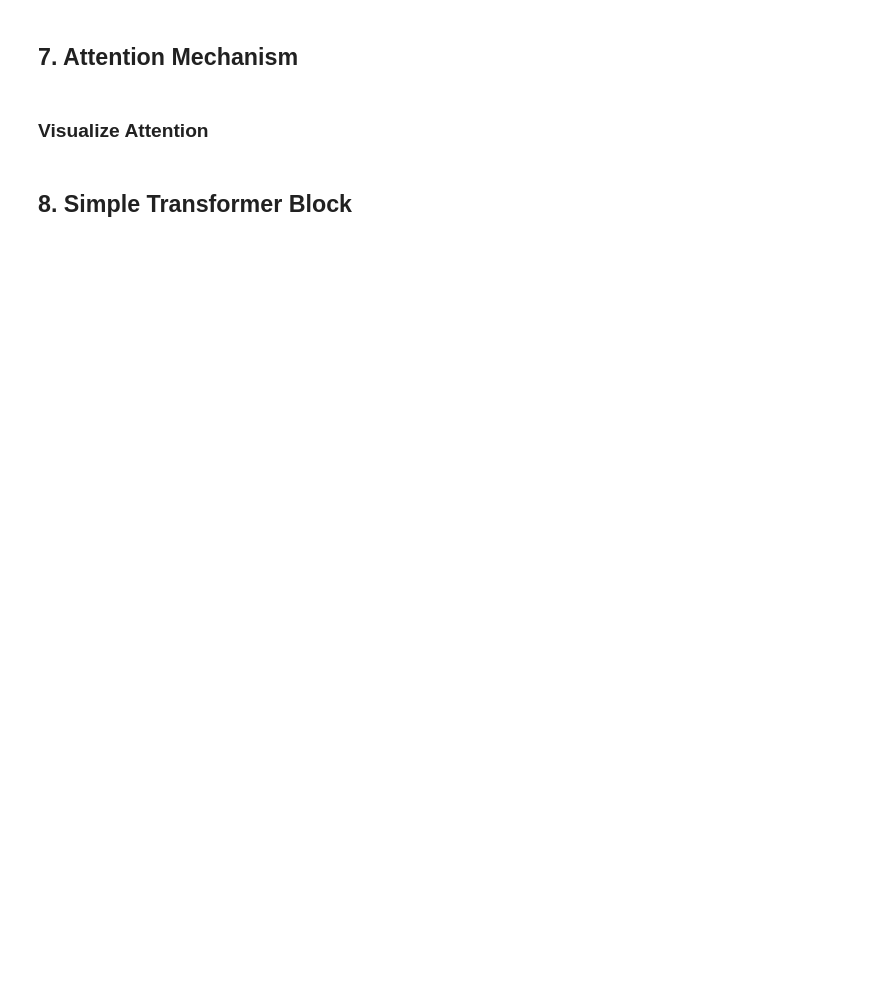
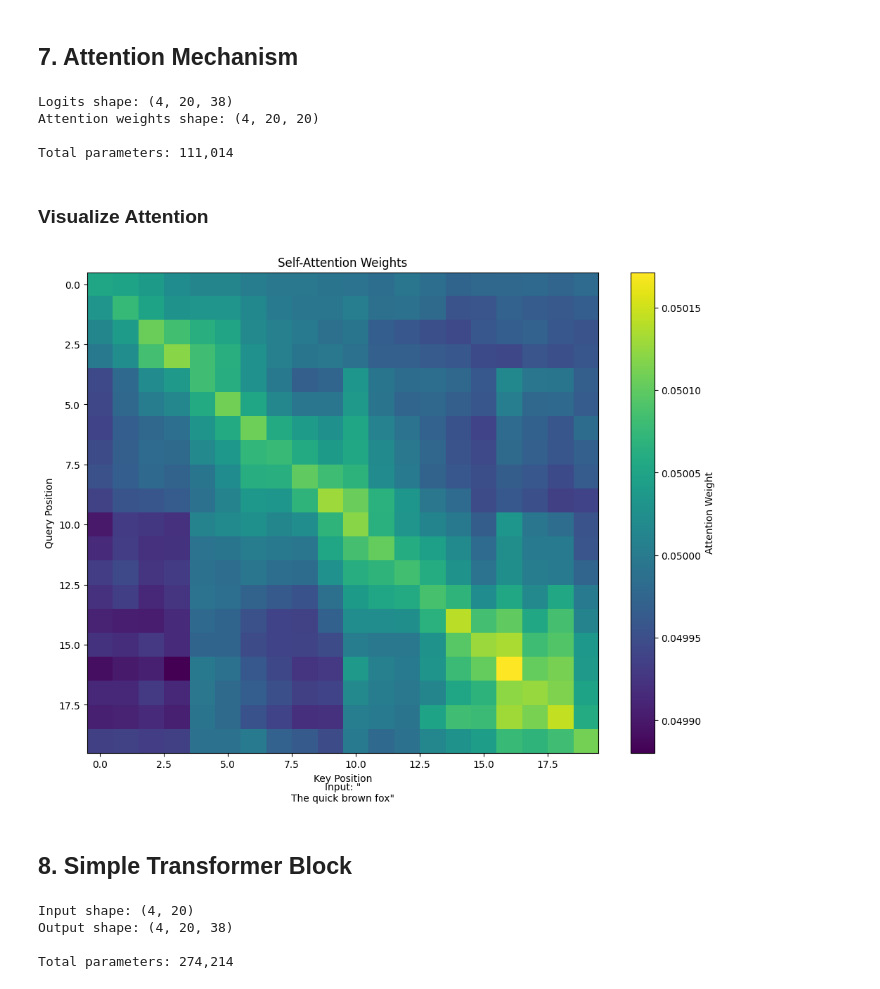
Before and after one commit to chaobrain/brainstate, a Jupyter notebook: docs/tutorials/examples/02_sequence_modeling.ipynb, the cells around one changed output. Drawn from its saved outputs; the diff is of its cells as text; code cells hidden in the pictures; blank space fills up the shorter version.

```diff
--- a/docs/tutorials/examples/02_sequence_modeling.ipynb
+++ b/docs/tutorials/examples/02_sequence_modeling.ipynb
@@ -510,7 +594,7 @@ for temp in temperatures:
 # %% [markdown]
 ## 7. Attention Mechanism
 # %%
-class ScaledDotProductAttention(bst.graph.Node):
+class ScaledDotProductAttention(brainstate.nn.Module):
     """Scaled dot-product attention mechanism."""
 
     def __init__(self, dim):
@@ -545,7 +629,7 @@ class ScaledDotProductAttention(bst.graph.Node):
 
         return output, attention_weights
 
-class AttentionLSTM(bst.graph.Node):
+class AttentionLSTM(brainstate.nn.Module):
     """LSTM with self-attention."""
 
     def __init__(self, vocab_size, embedding_dim=64, hidden_dim=128):
@@ -554,18 +638,18 @@ class AttentionLSTM(bst.graph.Node):
         self.hidden_dim = hidden_dim
 
         # Embedding
-        self.embedding = bst.ParamState(
-            bst.random.randn(vocab_size, embedding_dim) * 0.1
+        self.embedding = brainstate.ParamState(
+            brainstate.random.randn(vocab_size, embedding_dim) * 0.1
         )
 
         # LSTM
-        self.lstm_cell = bst.nn.LSTMCell(embedding_dim, hidden_dim)
+        self.lstm_cell = brainstate.nn.LSTMCell(num_in=embedding_dim, num_out=hidden_dim)
 
         # Attention
         self.attention = ScaledDotProductAttention(hidden_dim)
 
         # Output
-        self.fc_out = bst.nn.Linear(hidden_dim * 2, vocab_size)
+        self.fc_out = brainstate.nn.Linear(hidden_dim * 2, vocab_size)
 
     def __call__(self, x):
         """Forward pass with attention."""
@@ -575,12 +659,11 @@ class AttentionLSTM(bst.graph.Node):
         embedded = self.embedding.value[x]
 
         # LSTM processing
-        hidden = jnp.zeros((batch_size, self.hidden_dim))
-        cell = jnp.zeros((batch_size, self.hidden_dim))
+        self.lstm_cell.init_state(batch_size=batch_size)
 
         lstm_outputs = []
         for t in range(seq_len):
-            hidden, cell = self.lstm_cell(embedded[:, t, :], (hidden, cell))
+            hidden = self.lstm_cell.update(embedded[:, t, :])
             lstm_outputs.append(hidden)
 
         lstm_outputs = jnp.stack(lstm_outputs, axis=1)
@@ -610,36 +693,49 @@ test_logits, test_attn = attn_model(test_input)
 print(f"Logits shape: {test_logits.shape}")
 print(f"Attention weights shape: {test_attn.shape}")
 
-n_params = sum(p.value.size for p in attn_model.states(bst.ParamState).values())
+n_params = 0
+for p in attn_model.states(brainstate.ParamState).values():
+    if isinstance(p.value, dict):
+        for v in p.value.values():
+            n_params += v.size
+    else:
+        n_params += p.value.size
 print(f"\nTotal parameters: {n_params:,}")
+# %% [output]
+Logits shape: (4, 20, 38)
+Attention weights shape: (4, 20, 20)
+
+Total parameters: 111,014
 # %% [markdown]
 ### Visualize Attention
 # %%
 # Get attention weights for a sample
 sample_input = jnp.array(X_train[0:1])  # Single sequence
 
-with bst.environ.context(fit=False):
+with brainstate.environ.context(fit=False):
     _, attn_weights = attn_model(sample_input)
 
 # Plot attention heatmap
 plt.figure(figsize=(10, 8))
 plt.imshow(attn_weights[0], cmap='viridis', aspect='auto')
 plt.colorbar(label='Attention Weight')
 plt.xlabel('Key Position')
 plt.ylabel('Query Position')
 plt.title('Self-Attention Weights')
 
 # Add text labels
 input_text = tokenizer.decode(X_train[0])
 plt.text(0.5, -0.1, f'Input: "{input_text}"',
          transform=plt.gca().transAxes, ha='center')
 
 plt.tight_layout()
 plt.show()
+# %% [output]
+[figure, added]
 # %% [markdown]
 ## 8. Simple Transformer Block
 # %%
-class TransformerBlock(bst.graph.Node):
+class TransformerBlock(brainstate.nn.Module):
     """Simple Transformer block with self-attention and feed-forward."""
 
     def __init__(self, dim, num_heads=4, ff_dim=256):
@@ -651,12 +747,12 @@ class TransformerBlock(bst.graph.Node):
         self.attention = ScaledDotProductAttention(dim)
 
         # Layer normalization
-        self.ln1 = bst.nn.LayerNorm([dim])
-        self.ln2 = bst.nn.LayerNorm([dim])
+        self.ln1 = brainstate.nn.LayerNorm([dim])
+        self.ln2 = brainstate.nn.LayerNorm([dim])
 
         # Feed-forward network
-        self.ff1 = bst.nn.Linear(dim, ff_dim)
-        self.ff2 = bst.nn.Linear(ff_dim, dim)
+        self.ff1 = brainstate.nn.Linear(dim, ff_dim)
+        self.ff2 = brainstate.nn.Linear(ff_dim, dim)
 
     def __call__(self, x, mask=None):
         """Forward pass.
@@ -678,7 +774,7 @@ class TransformerBlock(bst.graph.Node):
 
         return x
 
-class SimpleTransformer(bst.graph.Node):
+class SimpleTransformer(brainstate.nn.Module):
     """Simple Transformer for sequence modeling."""
 
     def __init__(self, vocab_size, dim=128, num_layers=2, num_heads=4):
@@ -687,8 +783,8 @@ class SimpleTransformer(bst.graph.Node):
         self.dim = dim
 
         # Embedding
-        self.embedding = bst.ParamState(
-            bst.random.randn(vocab_size, dim) * 0.1
+        self.embedding = brainstate.ParamState(
+            brainstate.random.randn(vocab_size, dim) * 0.1
         )
 
         # Transformer blocks
@@ -699,7 +795,7 @@ class SimpleTransformer(bst.graph.Node):
             setattr(self, f'block_{i}', block)
 
         # Output
-        self.fc_out = bst.nn.Linear(dim, vocab_size)
+        self.fc_out = brainstate.nn.Linear(dim, vocab_size)
 
     def __call__(self, x):
         """Forward pass."""
@@ -728,5 +824,17 @@ test_logits = transformer(test_input)
 print(f"Input shape: {test_input.shape}")
 print(f"Output shape: {test_logits.shape}")
 
-n_params = sum(p.value.size for p in transformer.states(bst.ParamState).values())
+n_params = 0
+for p in transformer.states(brainstate.ParamState).values():
+    if isinstance(p.value, dict):
+        for v in p.value.values():
+            n_params += v.size
+    else:
+        n_params += p.value.size
+
 print(f"\nTotal parameters: {n_params:,}")
+# %% [output]
+Input shape: (4, 20)
+Output shape: (4, 20, 38)
+
+Total parameters: 274,214
```
Also changed, not shown: parts of 11 cells of this notebook, 31 other files.
